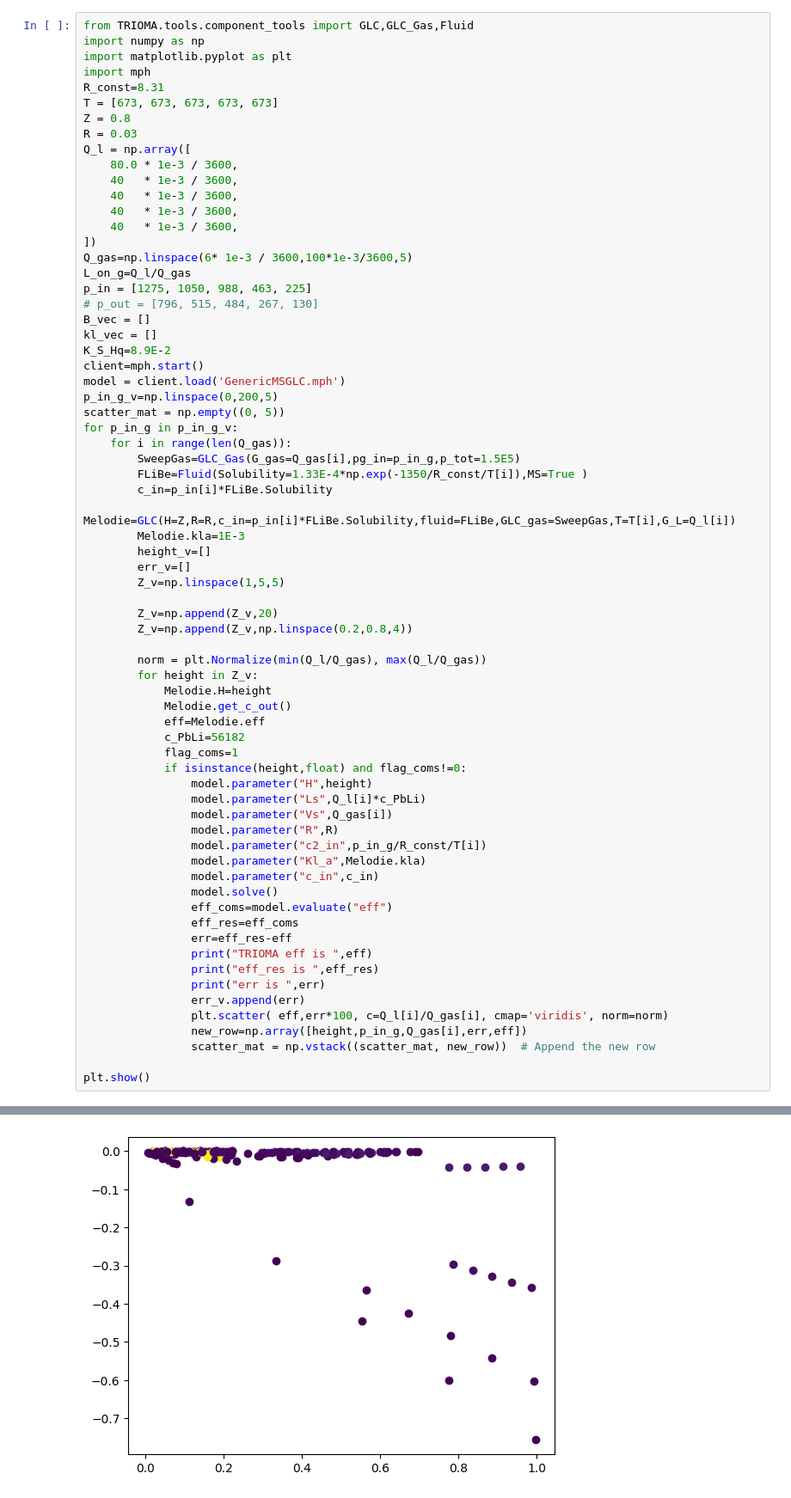
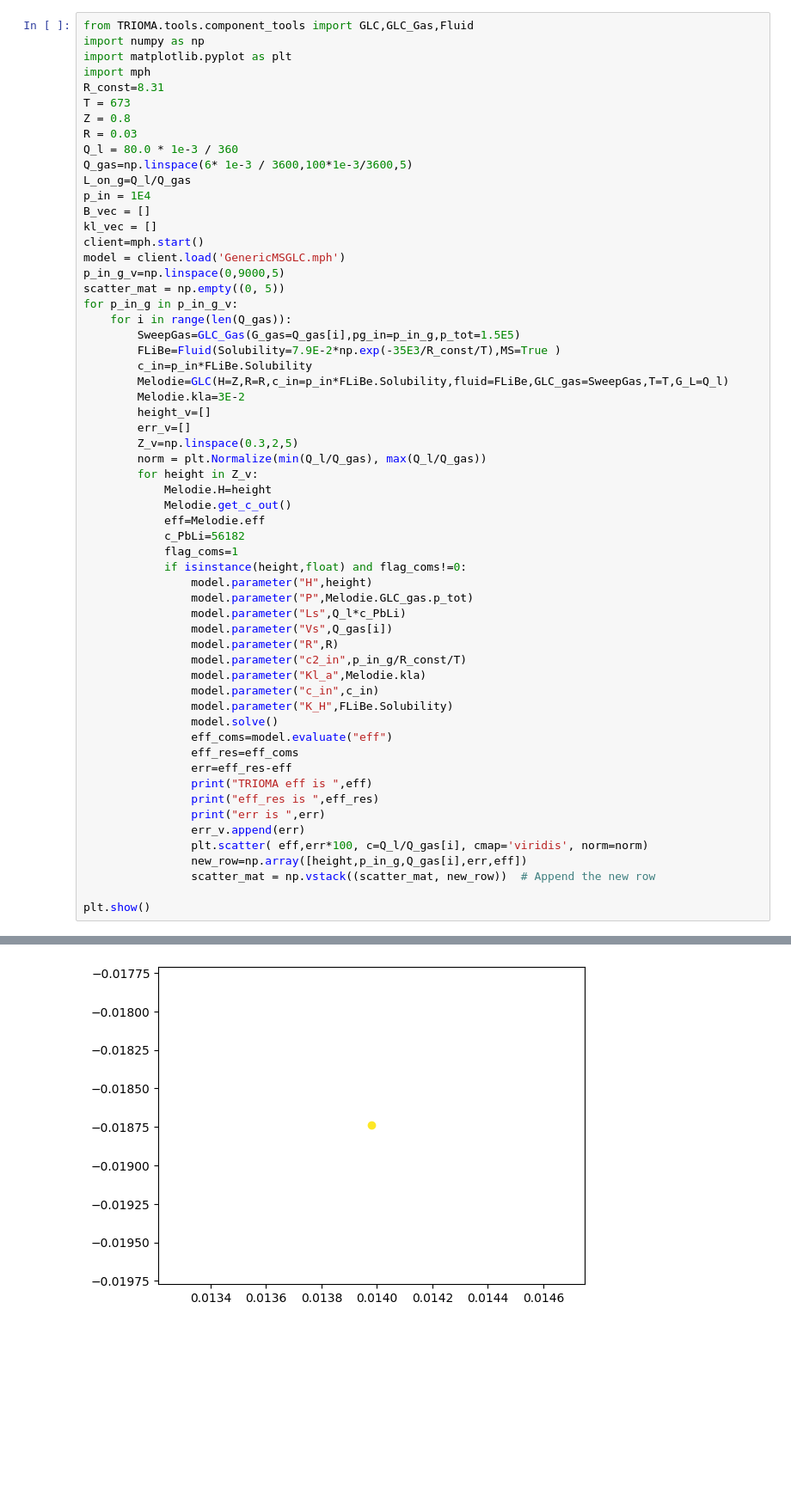
Before and after one commit to gabriele-ferrero/TRIOMA_Verification, a Jupyter notebook: GLC_Verification/GLC_ms.ipynb, the cells around one changed output, grey strips where cells are left out. Shown at 86% size. Drawn from its saved outputs; the diff is of its cells as text; blank space fills up the shorter version.

```diff
--- a/GLC_Verification/GLC_ms.ipynb
+++ b/GLC_Verification/GLC_ms.ipynb
@@ -4,41 +4,29 @@ import numpy as np
 import matplotlib.pyplot as plt
 import mph
 R_const=8.31
-T = [673, 673, 673, 673, 673]
+T = 673
 Z = 0.8
 R = 0.03
-Q_l = np.array([
-    80.0 * 1e-3 / 3600,
-    40   * 1e-3 / 3600,
-    40   * 1e-3 / 3600,
-    40   * 1e-3 / 3600,
-    40   * 1e-3 / 3600,
-])
+Q_l = 80.0 * 1e-3 / 360
 Q_gas=np.linspace(6* 1e-3 / 3600,100*1e-3/3600,5)
 L_on_g=Q_l/Q_gas
-p_in = [1275, 1050, 988, 463, 225]
-# p_out = [796, 515, 484, 267, 130]
+p_in = 1E4
 B_vec = []
 kl_vec = []
-K_S_Hq=8.9E-2
 client=mph.start()
 model = client.load('GenericMSGLC.mph')
-p_in_g_v=np.linspace(0,200,5)
+p_in_g_v=np.linspace(0,9000,5)
 scatter_mat = np.empty((0, 5))
 for p_in_g in p_in_g_v:
     for i in range(len(Q_gas)):
         SweepGas=GLC_Gas(G_gas=Q_gas[i],pg_in=p_in_g,p_tot=1.5E5)
-        FLiBe=Fluid(Solubility=1.33E-4*np.exp(-1350/R_const/T[i]),MS=True )
-        c_in=p_in[i]*FLiBe.Solubility
-        Melodie=GLC(H=Z,R=R,c_in=p_in[i]*FLiBe.Solubility,fluid=FLiBe,GLC_gas=SweepGas,T=T[i],G_L=Q_l[i])
-        Melodie.kla=1E-3
+        FLiBe=Fluid(Solubility=7.9E-2*np.exp(-35E3/R_const/T),MS=True )
+        c_in=p_in*FLiBe.Solubility
+        Melodie=GLC(H=Z,R=R,c_in=p_in*FLiBe.Solubility,fluid=FLiBe,GLC_gas=SweepGas,T=T,G_L=Q_l)
+        Melodie.kla=3E-2
         height_v=[]
         err_v=[]
-        Z_v=np.linspace(1,5,5)
-
-        Z_v=np.append(Z_v,20)
-        Z_v=np.append(Z_v,np.linspace(0.2,0.8,4))
-
+        Z_v=np.linspace(0.3,2,5)
         norm = plt.Normalize(min(Q_l/Q_gas), max(Q_l/Q_gas))
         for height in Z_v:
             Melodie.H=height
@@ -48,12 +36,14 @@ for p_in_g in p_in_g_v:
             flag_coms=1
             if isinstance(height,float) and flag_coms!=0:
                 model.parameter("H",height)
-                model.parameter("Ls",Q_l[i]*c_PbLi)
+                model.parameter("P",Melodie.GLC_gas.p_tot)
+                model.parameter("Ls",Q_l*c_PbLi)
                 model.parameter("Vs",Q_gas[i])
                 model.parameter("R",R)
-                model.parameter("c2_in",p_in_g/R_const/T[i])
+                model.parameter("c2_in",p_in_g/R_const/T)
                 model.parameter("Kl_a",Melodie.kla)
                 model.parameter("c_in",c_in)
+                model.parameter("K_H",FLiBe.Solubility)
                 model.solve()
                 eff_coms=model.evaluate("eff")
                 eff_res=eff_coms
@@ -62,7 +52,7 @@ for p_in_g in p_in_g_v:
                 print("eff_res is ",eff_res)
                 print("err is ",err)
                 err_v.append(err)
-                plt.scatter( eff,err*100, c=Q_l[i]/Q_gas[i], cmap='viridis', norm=norm)
+                plt.scatter( eff,err*100, c=Q_l/Q_gas[i], cmap='viridis', norm=norm)
                 new_row=np.array([height,p_in_g,Q_gas[i],err,eff])
                 scatter_mat = np.vstack((scatter_mat, new_row))  # Append the new row
 
@@ -114,4 +74,4 @@ err is  -8.676779272245513e-05
-[figure, old version]
+[figure, new version]
 # %%
 import matplotlib.pyplot as plt
 import numpy as np
```
Also changed, not shown: parts of 3 cells of this notebook, 1 other file.
